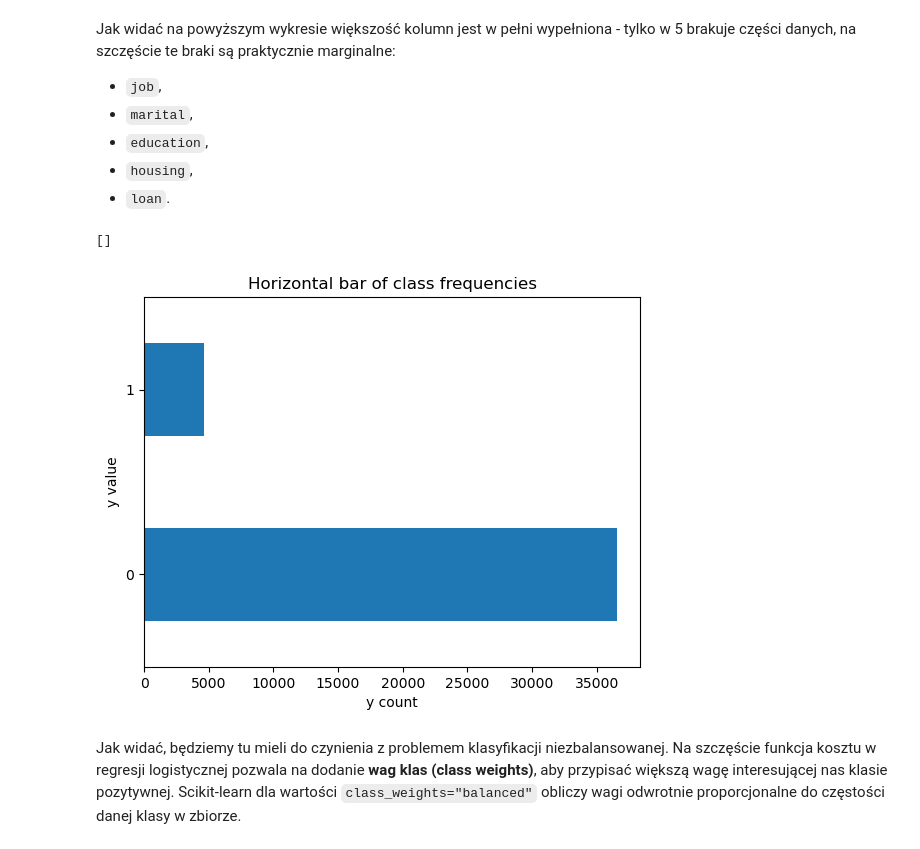
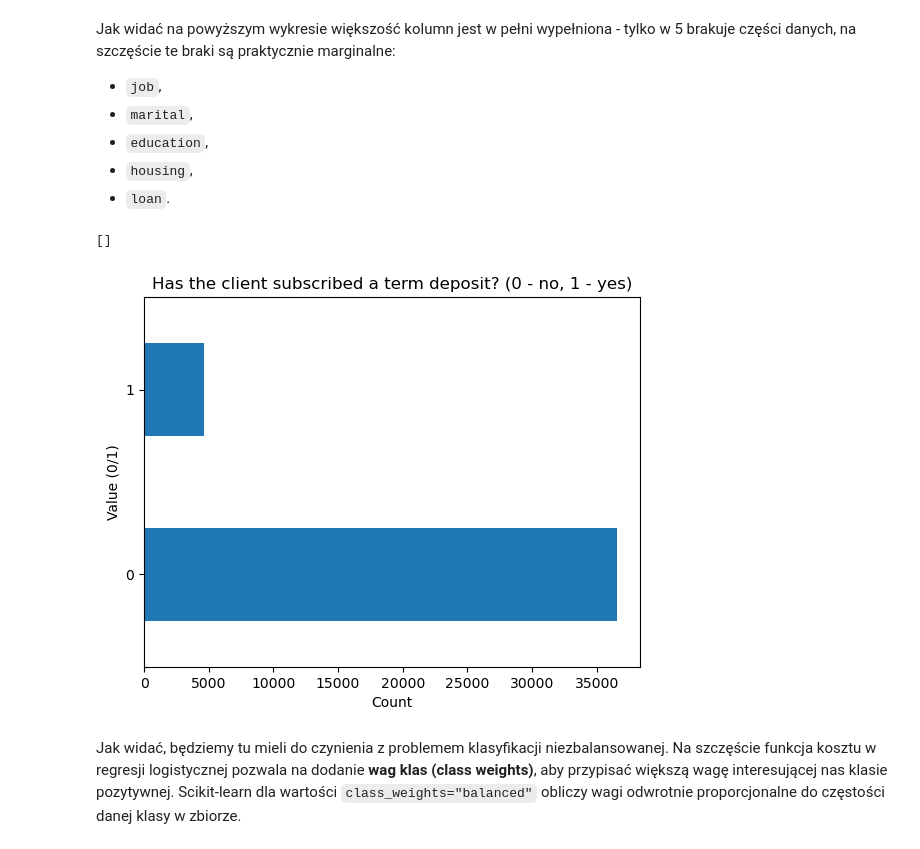
Before and after one commit to Szaroslav/fundamentals-of-ai, a Jupyter notebook: lab1/lab_1.ipynb, the cells around one changed output. Drawn from its saved outputs; the diff is of its cells as text; code cells hidden in the pictures.

```diff
--- a/lab1/lab_1.ipynb
+++ b/lab1/lab_1.ipynb
@@ -1068,15 +1068,14 @@ df = pd.read_csv("bank_marketing_data.csv", sep=";")
 # Drop some columns.
 df = df.drop([ "default", "duration", "pdays", "poutcome" ], axis="columns")
 # Remove all rows with education column equal to "illiterate".
-df = df.loc[df["education"] != "illiterate", :]
+df = df.loc[~df["education"].isin(["illiterate"]), :]
 # Replace some column values.
 df = df.replace({
-  "education":   education_mapping,
-  "contact":     contact_mapping,
-  "month":       month_mapping,
-  "day_of_week": day_of_week_mapping,
-  "y":           y_mapping
+    "education":   education_mapping,
+    "contact":     contact_mapping,
+    "month":       month_mapping,
+    "day_of_week": day_of_week_mapping,
+    "y":           y_mapping
 })
 # Extract y column and remove it from dataframe.
-y = df["y"]
-df.drop("y", axis="columns")
+y = df.pop("y")
@@ -1124,13 +1109,13 @@ replace_na(df, "loan",      value="no")
 # %%
 # plot class frequencies
 ax = y.value_counts().plot.barh()
-ax.set_title("Horizontal bar of class frequencies")
-ax.set_xlabel("y count")
-ax.set_ylabel("y value")
+ax.set_title("Has the client subscribed a term deposit? (0 - no, 1 - yes)")
+ax.set_xlabel("Count")
+ax.set_ylabel("Value (0/1)")
 ax.plot()
 # %% [output]
 []
-[figure, old version]
+[figure, new version]
 # %% [markdown]
 Jak widać, będziemy tu mieli do czynienia z problemem klasyfikacji niezbalansowanej. Na szczęście funkcja kosztu w regresji logistycznej pozwala na dodanie **wag klas (class weights)**, aby przypisać większą wagę interesującej nas klasie pozytywnej. Scikit-learn dla wartości `class_weights="balanced"` obliczy wagi odwrotnie proporcjonalne do częstości danej klasy w zbiorze.
 # %% [markdown]
```
Also changed, not shown: parts of 23 cells of this notebook, 4 other files.
